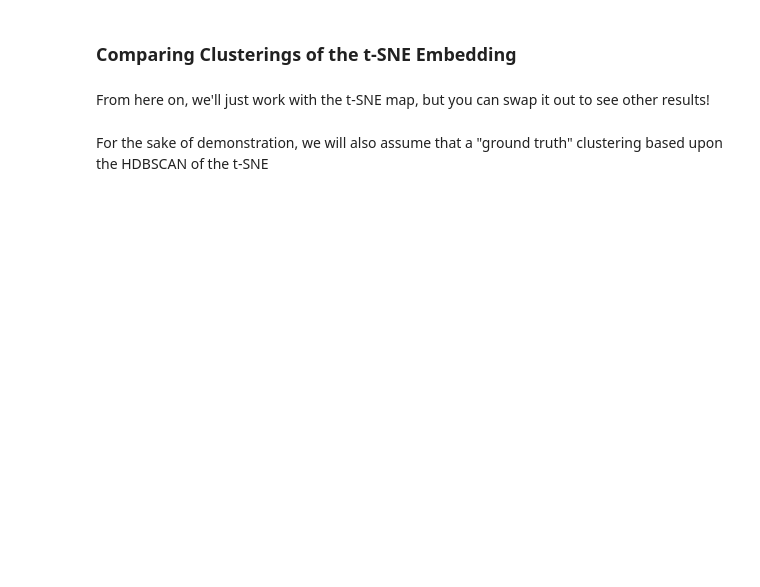
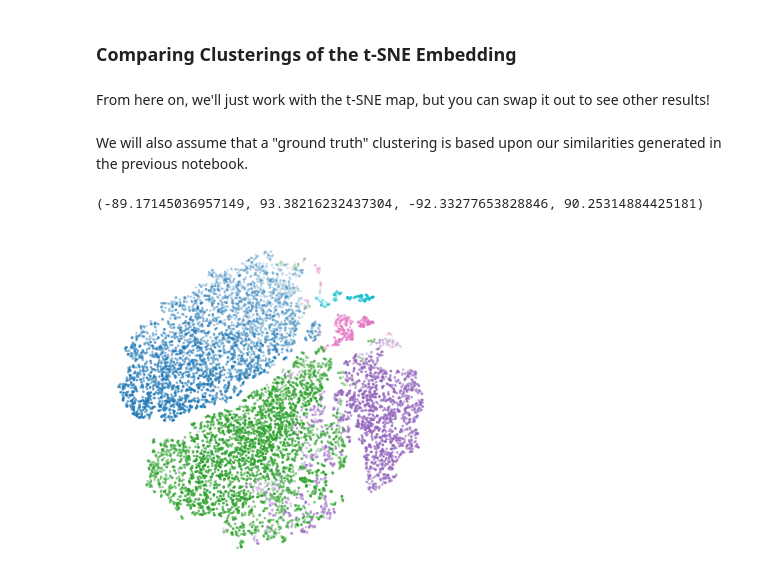
Before and after one commit to cersonsky-lab/unsupervised-ml, a Jupyter notebook: Clustering_Cyclohexanes.ipynb, the cells around one changed output. Cells and saved outputs as stored; diff of their text form; code cells hidden in the pictures; blank space fills up the shorter version.

Commit message:
Overhaul of figures following trajectory change

```diff
--- a/Clustering_Cyclohexanes.ipynb
+++ b/Clustering_Cyclohexanes.ipynb
@@ -42,19 +49,19 @@ mean_soaps.shape, conf_mean_soaps.shape
 # computed in `Dimensionality_Reduction_Cyclohexanes.ipynb`
 pca_data = np.load('cyclohexane_data/pca.npz')
 t_pca = pca_data['pca'][::n_skip]
-t_pca_conf = pca_data['pca_conf']
 
 tsne_data = np.load('cyclohexane_data/tsne.npz')
-t_tsne = tsne_data['tsne'][::n_skip]
-t_tsne_conf = tsne_data['tsne_conf']
+t_tsne = tsne_data['t_tsne'][::n_skip]
 
 umap_data = np.load('cyclohexane_data/umap.npz')
 t_umap = umap_data['umap'][::n_skip]
-t_umap_conf = umap_data['umap_conf']
 
 pcovr_data = np.load('cyclohexane_data/pcovr.npz')
 t_pcovr = pcovr_data['pcovr'][::n_skip]
-t_pcovr_conf = pcovr_data['pcovr_conf']
+
+sim_data = np.load('cyclohexane_data/similarities.npz')
+sims = sim_data['sims'][::n_skip]
+truth_labels = np.argmax(sims, axis=1)
 # %%
 fig, axes = plt.subplots(1, 4, figsize=(12, 3))
 
@@ -180,9 +191,21 @@ silhouette_score(
 # %% [markdown]
 From here on, we'll just work with the t-SNE map, but you can swap it out to see other results!
 # %% [markdown]
-For the sake of demonstration, we will also assume that a "ground truth" clustering based upon the HDBSCAN of the t-SNE
+We will also assume that a "ground truth" clustering is based upon our similarities generated in the previous notebook.
-# %%
-truth_labels = hdbscan.HDBSCAN(min_cluster_size=10, min_samples=3).fit_predict(t_tsne)
+# %%
+plt.figure(figsize=(6,6))
+plt.scatter(t_tsne[:, 0],
+            t_tsne[:, 1],
+            c=truth_labels,
+            s=3,
+            cmap='tab10',
+            norm=mpl.colors.BoundaryNorm(np.arange(-0.5, 5.5), 10),
+            alpha = np.max(sims, axis=1) ** 0.75,
+           )
+plt.gca().axis('off')
+# %% [output]
+(-89.17145036957149, 93.38216232437304, -92.33277653828846, 90.25314884425181)
+[figure, added]
 # %%
 all_labels = plot_clusters([
     cluster.KMeans, cluster.AgglomerativeClustering, cluster.DBSCAN,
```
Also changed, not shown: parts of 12 cells of this notebook, 31 other files.
